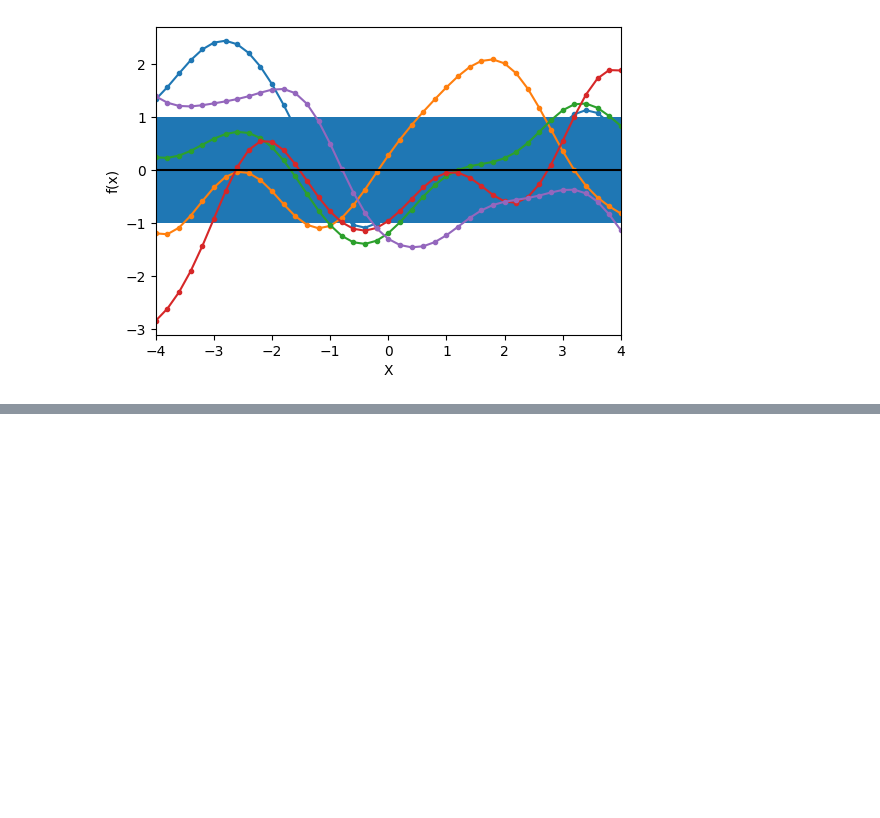
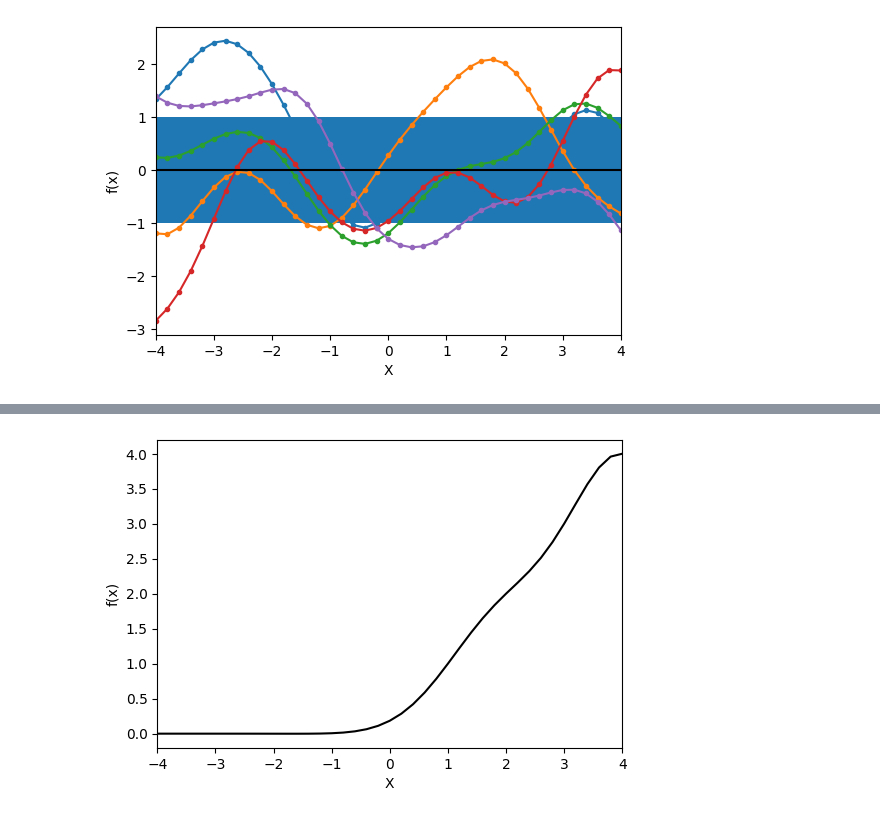
Before and after one commit to michaelmlnkv/gaussianProcesses, a Jupyter notebook: notebooks/scratch.ipynb, the cells around one changed output, grey strips where cells are left out. Saved outputs shown, nothing was run; the diff lists cells and outputs as text; code cells hidden in the pictures; blank space fills up the shorter version.

```diff
--- a/notebooks/scratch.ipynb
+++ b/notebooks/scratch.ipynb
@@ -30,0 +97,19 @@ plt.show()
+# %%
+def GP_posterior(X1, Y1, kernel, X2):
+    Sigma = kernel(X1, X1)
+    Precision = np.linalg.inv(Sigma)
+    mean_vals = []
+    for x in X2:
+        mean_vals.append(posterior_mean(X1, Y1, x, prior_mean, Precision))
+    return mean_vals
+# %%
+vals = GP_posterior(X1, Y1, covariance, X)
+# %%
+plt.figure(figsize=(6,4))
+plt.plot(X, vals, color='0')
+plt.xlabel('X')
+plt.ylabel('f(x)')
+plt.xlim([-4,4])
+plt.show()
+# %% [output]
+[figure, added]
```
Also changed, not shown: parts of 11 cells of this notebook.
